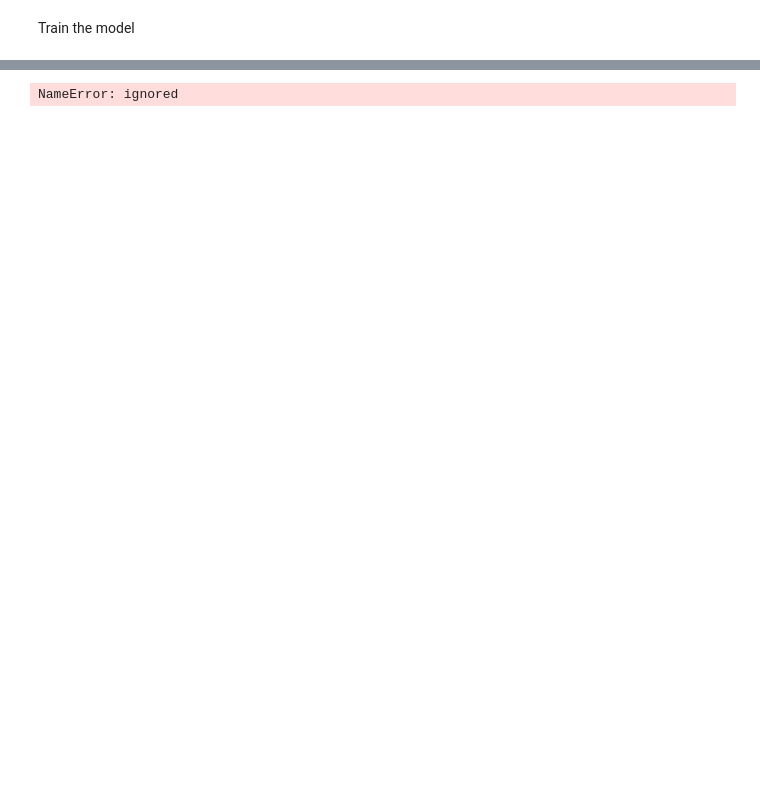
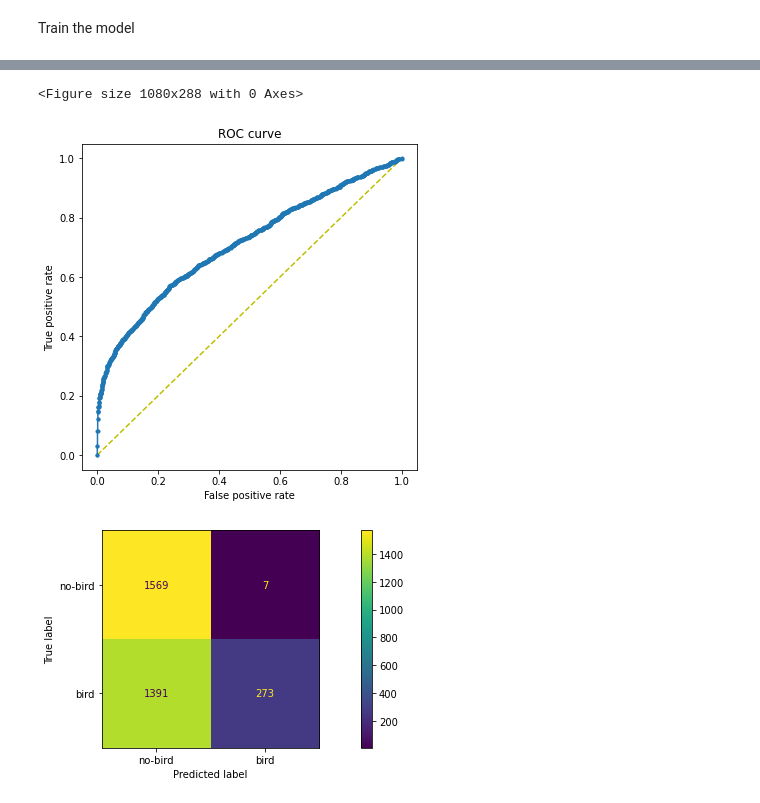
Before and after one commit to edward-h-81/bird_sound_detection, a Jupyter notebook: cnn_pytorch/train_binary_uky_val_conmatrix_fade_sig_repro.ipynb, the cells around one changed output, grey strips where cells are left out. Saved outputs shown, nothing was run; the diff lists cells and outputs as text; code cells hidden in the pictures; blank space fills up the shorter version.

Commit message:
test data, mods, ipynb-ensemble-unfinished

```diff
--- a/cnn_pytorch/train_binary_uky_val_conmatrix_fade_sig_repro.ipynb
+++ b/cnn_pytorch/train_binary_uky_val_conmatrix_fade_sig_repro.ipynb
@@ -1147,16 +1158,19 @@ from sklearn.metrics import roc_curve
 from sklearn.metrics import auc
 import numpy as np
 import pandas as pd
+import os
+import csv
 
 # from dcasedatasetcpu import DCASE_Dataset
 # from cnnbinary_uky import CNNNetwork
 # from train_binary import ANNOTATIONS_FILE, AUDIO_DIR, SAMPLE_RATE, DURATION, NUM_SAMPLES
 
-ANNOTATIONS_birdvox = '/content/drive/My Drive/DCASE_Datasets/labels/BirdVox-DCASE20k.csv'
-ANNOTATIONS_warblr = '/content/drive/My Drive/DCASE_Datasets/labels/warblrb10k.csv'
-ANNOTATIONS_freefield = '/content/drive/My Drive/DCASE_Datasets/labels/ff1010bird.csv'
-ANNOTATIONS_mini = '/content/drive/My Drive/DCASE_Datasets/labels/mini_metadata.csv'
-ANNOTATIONS_bvff_1200 = '/content/drive/My Drive/DCASE_Datasets/labels/bv_ff_1200.csv'
+ANNOTATIONS = '/content/drive/My Drive/DCASE_Datasets/labels/BirdVox-DCASE20k.csv'
+# ANNOTATIONS = '/content/drive/My Drive/DCASE_Datasets/labels/warblrb10k.csv'
+# ANNOTATIONS_freefield = '/content/drive/My Drive/DCASE_Datasets/labels/ff1010bird.csv'
+# ANNOTATIONS_mini = '/content/drive/My Drive/DCASE_Datasets/labels/mini_metadata.csv'
+# ANNOTATIONS = '/content/drive/My Drive/DCASE_Datasets/labels/train_val_csv/bv_warblr_val.csv'
+# ANNOTATIONS = '/content/drive/My Drive/DCASE_Datasets/labels/ff1010bird.csv'
 AUDIO_DIR = '/content/drive/My Drive/DCASE_Datasets/audio/'
 SAMPLE_RATE = 22050
 DURATION = 10
@@ -1197,6 +1211,9 @@ if __name__ == "__main__":
     preds = []
     targs = []
     pred_floats = []
+    scores = []
+
+    filenames = []
 
     # load back the model
     cnn = CNNNetwork()
@@ -1218,19 +1235,20 @@ if __name__ == "__main__":
     t2masking = torchaudio.transforms.TimeMasking(time_mask_param=40)
     fmasking = torchaudio.transforms.FrequencyMasking(freq_mask_param=10)
 
-    dcase = DCASE_Dataset(ANNOTATIONS_birdvox,
+    dcase = DCASE_Dataset(ANNOTATIONS,
                             AUDIO_DIR,
                             mel_spectrogram,
                             SAMPLE_RATE,
                             NUM_SAMPLES,
                             "cpu",
                             RESAMPLE_DEVICE,
-                            SIG_SEED)
+                            SIG_SEED,
+                            filename_bool=True)
 
 
     # get a sample from the dcase dataset for inference
     # num_files = len(dcase)
-    num_files = 32
+    num_files = 3240
     seed(1)
     count = 0
     index = 0
@@ -1241,16 +1259,17 @@ if __name__ == "__main__":
       value = random()
       val_label = random()
 
-      # # test a different sample from the birdvox dataset (more code below!!!)
+      # # test a different sample from the dataset (more code below!!!)
       # index = index + 10000
 
-      input, target = dcase[index][0], dcase[index][1]
-
+      input, target, filename = dcase[index][0], dcase[index][1], dcase[index][2]
 
       # if target == 1:
       #   if val_label < 0.667:
       #     index += 1
       #     continue
+
+      filenames.append(os.path.basename(filename))
 
       # if value > 0.5:
       #   input = t1masking(input)
@@ -1277,10 +1296,13 @@ if __name__ == "__main__":
 
       input.unsqueeze_(0)
 
-      index += 1
+      # index += 1
       count += 1
 
-      # # test a different sample from the birdvox dataset (more code above!!!!)
+      # birdvox index
+      index += 4
+
+      # # test a different sample from the dataset (more code above!!!!)
       # index = index - 10000
 
       if target == 1:
@@ -1314,6 +1336,7 @@ if __name__ == "__main__":
     fpr, tpr, thresholds = roc_curve(targs, pred_floats)
     # print("fpr: {}, tpr: {}".format(fpr, tpr, pos_label=2))
     plt.figure(1)
+    plt.figure(figsize=(6,6))
     plt.plot([0, 1], [0, 1], 'y--')
     plt.plot(fpr, tpr, marker='.')
     plt.xlabel('False positive rate')
@@ -1336,4 +1359,20 @@ if __name__ == "__main__":
     disp = ConfusionMatrixDisplay(confusion_matrix=cm, display_labels=["no-bird", "bird"])
     plt.figure(2)
     disp.plot(values_format='')
+
+    # one tailed and directional scores (hopefully!)
+    for i, targ in enumerate(targs):
+      if targ == 0:
+        score = 1 - pred_floats[i]
+        scores.append(score)
+      else:
+        score = pred_floats[i]
+        scores.append(score)
+
+    # make analytics file
+    f = open("/content/drive/My Drive/MSc_Project_Colab/BAD_PyTorch/data_ff_warblr_cyclic_shift_50_epochs.csv", "a", newline="")
+    tup1 = (filenames, targs, pred_floats, scores, fpr, tpr, thresholds)
+    writer = csv.writer(f)
+    writer.writerows(tup1)
+    f.close()
 # %% [output]
@@ -1357 +1396,3 @@ no-bird: 16
-NameError: ignored
+<Figure size 1080x288 with 0 Axes>
+[figure, added]
+[figure, added]
```
Also changed, not shown: parts of 5 cells of this notebook, 26 other files.
